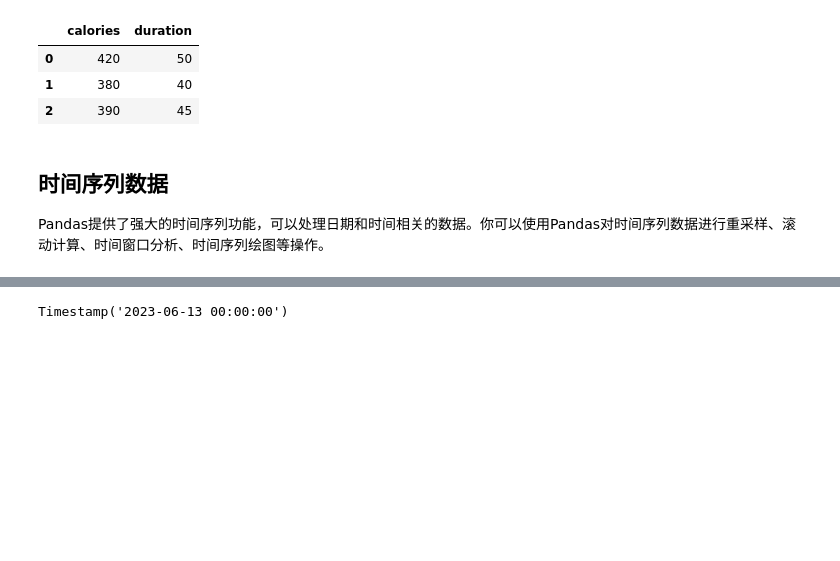
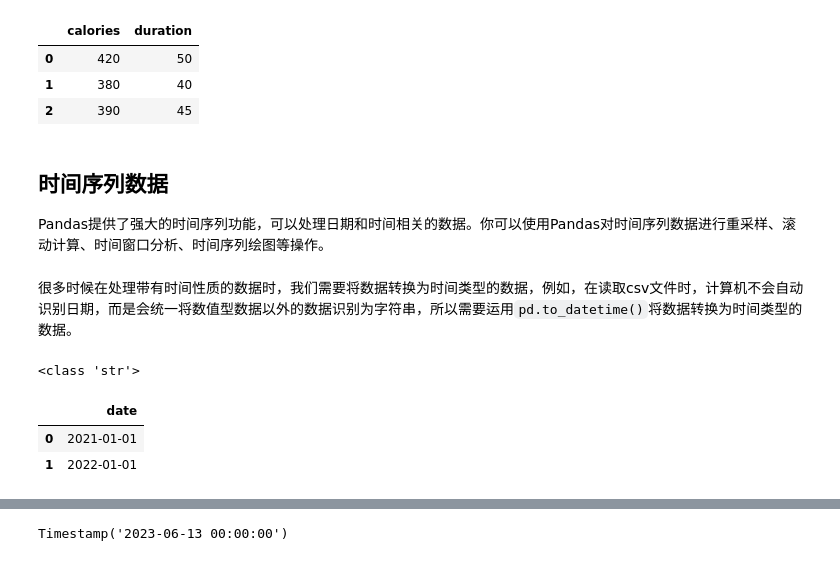
Before and after one commit to jackkkchen/python-book, a Jupyter notebook: pandas处理什么样的数据.ipynb, the cells around one changed output, grey strips where cells are left out. Cells and saved outputs as stored; diff of their text form; code cells hidden in the pictures; blank space fills up the shorter version.

Commit message:
pandas文档周一的内容，添加了jupyter路径的查看方法，和时间序列的转换和日期提取

```diff
--- a/pandas处理什么样的数据.ipynb
+++ b/pandas处理什么样的数据.ipynb
@@ -46,3 +46,15 @@ df
 # %% [markdown]
 ## 时间序列数据
 Pandas提供了强大的时间序列功能，可以处理日期和时间相关的数据。你可以使用Pandas对时间序列数据进行重采样、滚动计算、时间窗口分析、时间序列绘图等操作。
+# %% [markdown]
+很多时候在处理带有时间性质的数据时，我们需要将数据转换为时间类型的数据，例如，在读取csv文件时，计算机不会自动识别日期，而是会统一将数值型数据以外的数据识别为字符串，所以需要运用`pd.to_datetime()`将数据转换为时间类型的数据。
+# %%
+import pandas as pd
+df_date = pd.DataFrame({'date': ['2021-01-01', '2022-01-01']})
+print(type(df_date['date'][1]))
+df_date
+# %% [output]
+<class 'str'>
+|  | date |
+| 0 | 2021-01-01 |
+| 1 | 2022-01-01 |
```
Also changed, not shown: parts of 4 cells of this notebook, 2 other files.
